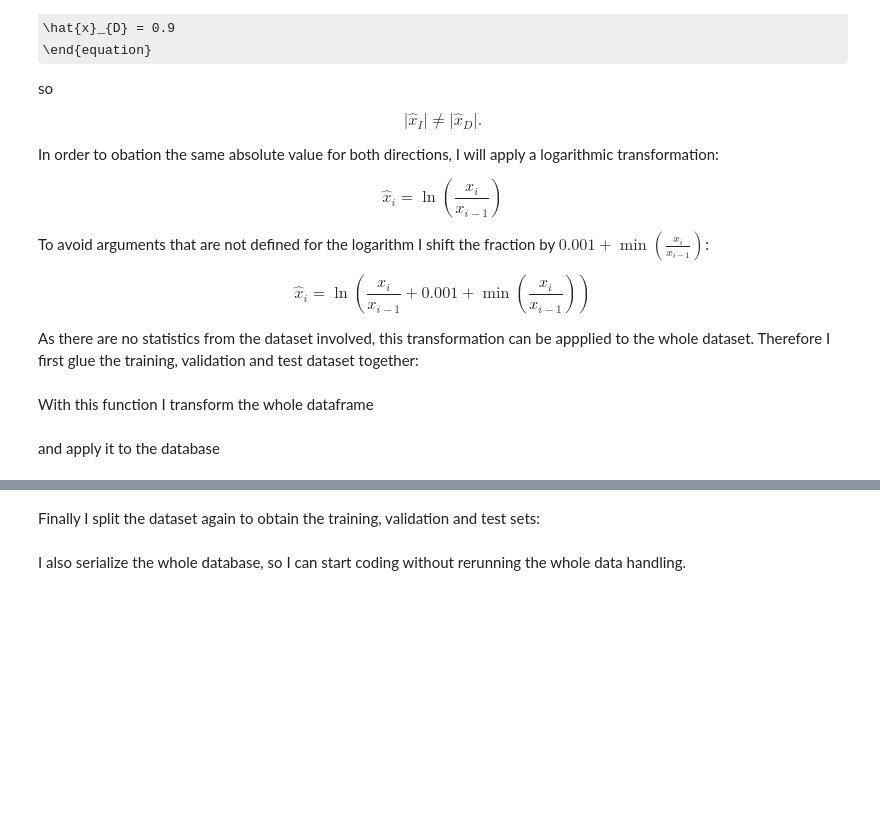
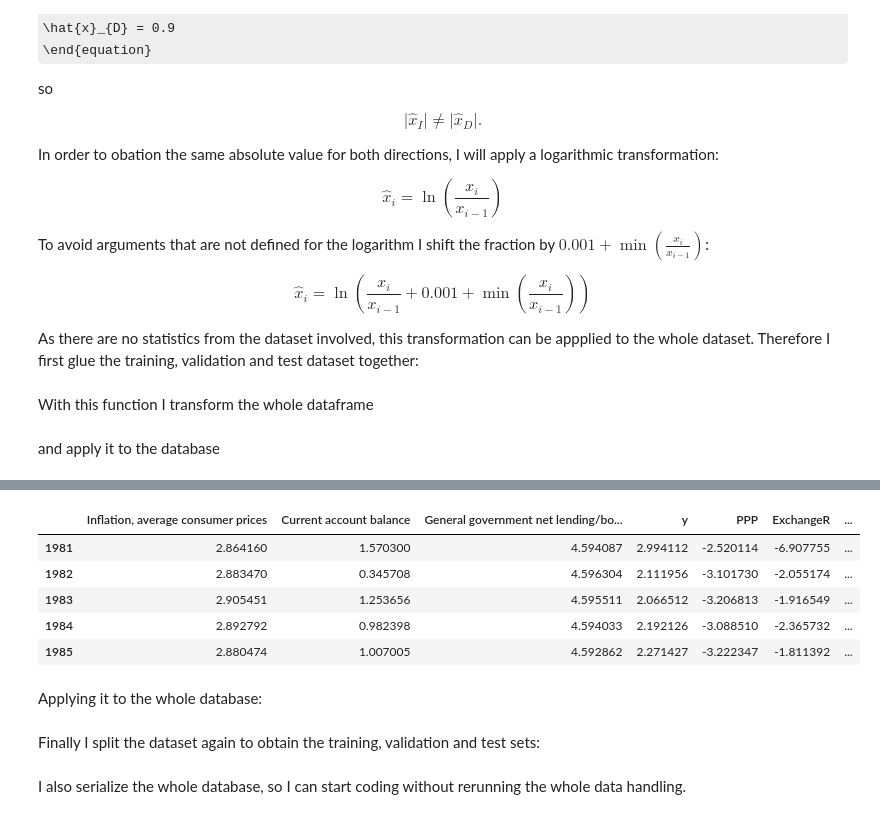
Before and after one commit to felix-ha/cfds_project, a Jupyter notebook: project_notebook.ipynb, the cells around one changed output, grey strips where cells are left out. Drawn from its saved outputs; the diff is of its cells as text; code cells hidden in the pictures; some formulas as TeX source; blank space fills up the shorter version.

```diff
--- a/project_notebook.ipynb
+++ b/project_notebook.ipynb
@@ -1085,0 +1085,11 @@ def preprocess_for_supervised_learning(df):
+# %%
+df.head()
+# %% [output]
+|  | Inflation, average consumer prices | Current account balance | General government net lending/bo... | y | PPP | ExchangeR | ... |
+| 1981 | 2.864160 | 1.570300 | 4.594087 | 2.994112 | -2.520114 | -6.907755 | ... |
+| 1982 | 2.883470 | 0.345708 | 4.596304 | 2.111956 | -3.101730 | -2.055174 | ... |
+| 1983 | 2.905451 | 1.253656 | 4.595511 | 2.066512 | -3.206813 | -1.916549 | ... |
+| 1984 | 2.892792 | 0.982398 | 4.594033 | 2.192126 | -3.088510 | -2.365732 | ... |
+| 1985 | 2.880474 | 1.007005 | 4.592862 | 2.271427 | -3.222347 | -1.811392 | ... |
+# %% [markdown]
+Applying it to the whole database:
```
Also changed, not shown: parts of 33 cells of this notebook.
